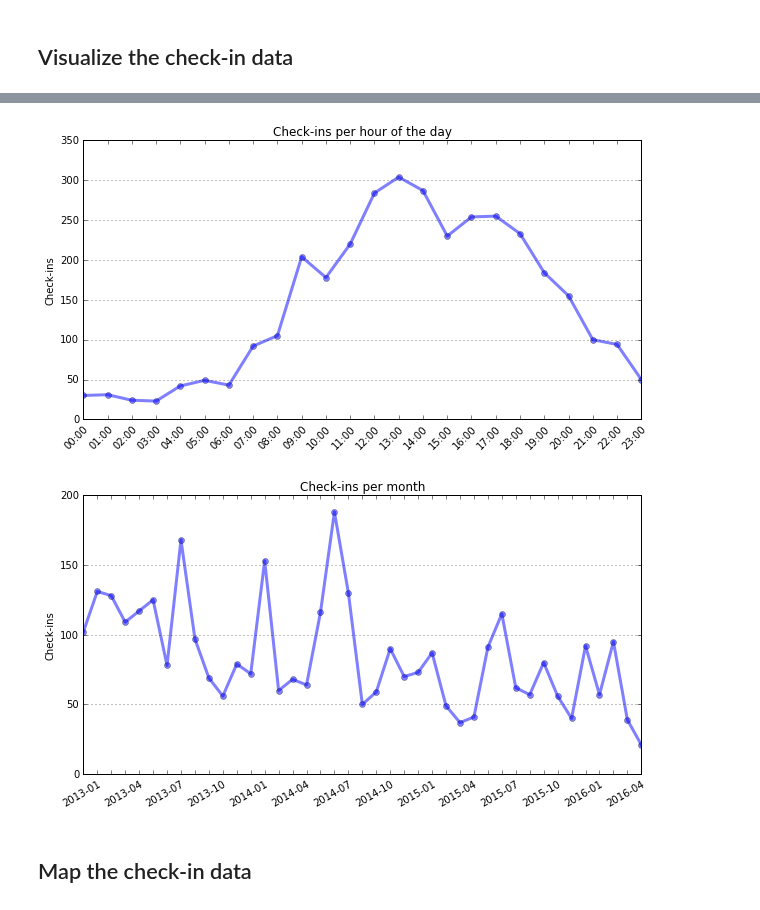
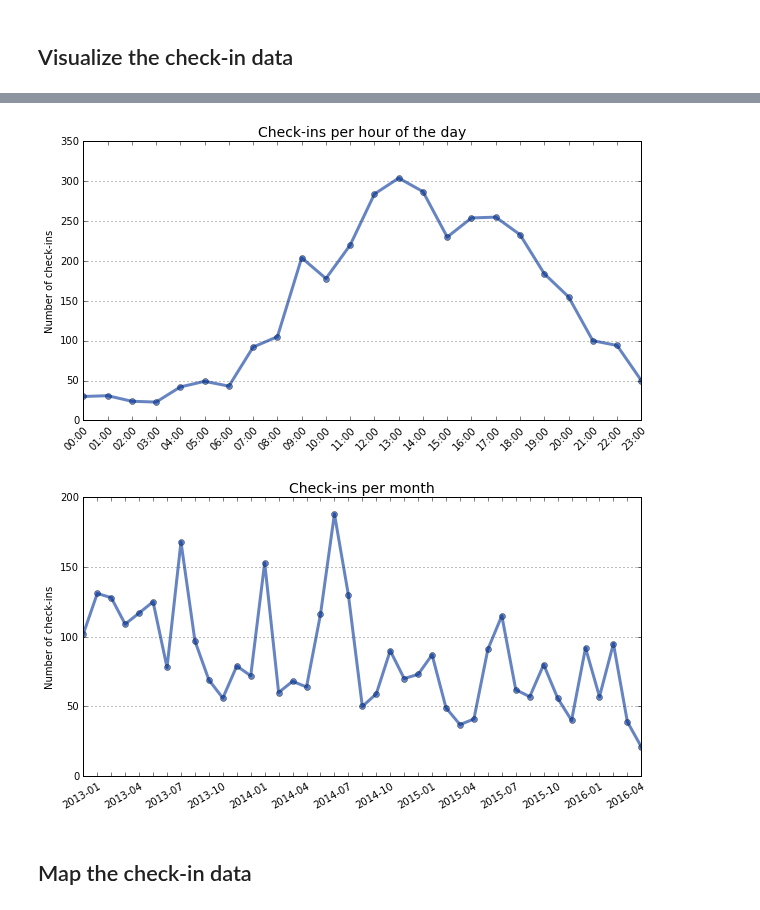
Before and after one commit to gboeing/data-visualization, a Jupyter notebook: location-history/foursquare-location-history.ipynb, the cells around one changed output, grey strips where cells are left out. Saved outputs shown, nothing was run; the diff lists cells and outputs as text; code cells hidden in the pictures.

```diff
--- a/location-history/foursquare-location-history.ipynb
+++ b/location-history/foursquare-location-history.ipynb
@@ -14,6 +14,7 @@ from mpl_toolkits.basemap import Basemap
 from keys import foursquare_oauth_token
 
 %matplotlib inline
+title_fontsize = 14
 # %%
 # the json file will contain the entire downloaded check-ins data set
 json_file = 'data/foursqure-checkins.json'
@@ -178,43 +180,43 @@ xlabels = ['{:02}:00'.format(x) for x in countdata.index]
 ax = countdata.plot(kind='line',
                     figsize=[10, 5],
                     linewidth='3',
-                    alpha=0.5,
+                    alpha=0.6,
                     marker='o',
-                    color='b')
+                    color='#003399')
 ax.yaxis.grid(True)
 ax.set_xticks(range(len(xlabels)))
 ax.set_xticklabels(xlabels, rotation=45, rotation_mode='anchor', ha='right')
-ax.set_ylabel('Check-ins')
+ax.set_ylabel('Number of check-ins')
 ax.set_xlabel('')
-ax.set_title('Check-ins per hour of the day')
+ax.set_title('Check-ins per hour of the day', fontsize=title_fontsize)
 
 plt.savefig('images/foursquare_checkins_hour.png', dpi=96, bbox_inches='tight')
 plt.show()
 # %% [output]
-[figure, old version]
+[figure, new version]
 # %%
 # check-ins by month
 countdata = df_filtered.groupby('month')['month'].count()
 xlabels = countdata.iloc[range(1, len(countdata), 3)].index
 xlabels = [x if x in xlabels else '' for x in countdata.index]
 ax = countdata.plot(kind='line',
                     figsize=[10, 5],
                     linewidth='3',
-                    alpha=0.5,
+                    alpha=0.6,
                     marker='o',
-                    color='b')
+                    color='#003399')
 ax.yaxis.grid(True)
 ax.set_ylim([0,200])
 ax.set_xticks(range(len(xlabels)))
 ax.set_xticklabels(xlabels, rotation=30, rotation_mode='anchor', ha='right')
-ax.set_ylabel('Check-ins')
+ax.set_ylabel('Number of check-ins')
 ax.set_xlabel('')
-ax.set_title('Check-ins per month')
+ax.set_title('Check-ins per month', fontsize=title_fontsize)
 
 plt.savefig('images/foursquare_checkins_month.png', dpi=96, bbox_inches='tight')
 plt.show()
 # %% [output]
-[figure, old version]
+[figure, new version]
 # %% [markdown]
 ## Map the check-in data
 # %%
```
Also changed, not shown: parts of 7 cells of this notebook, 8 other files.
